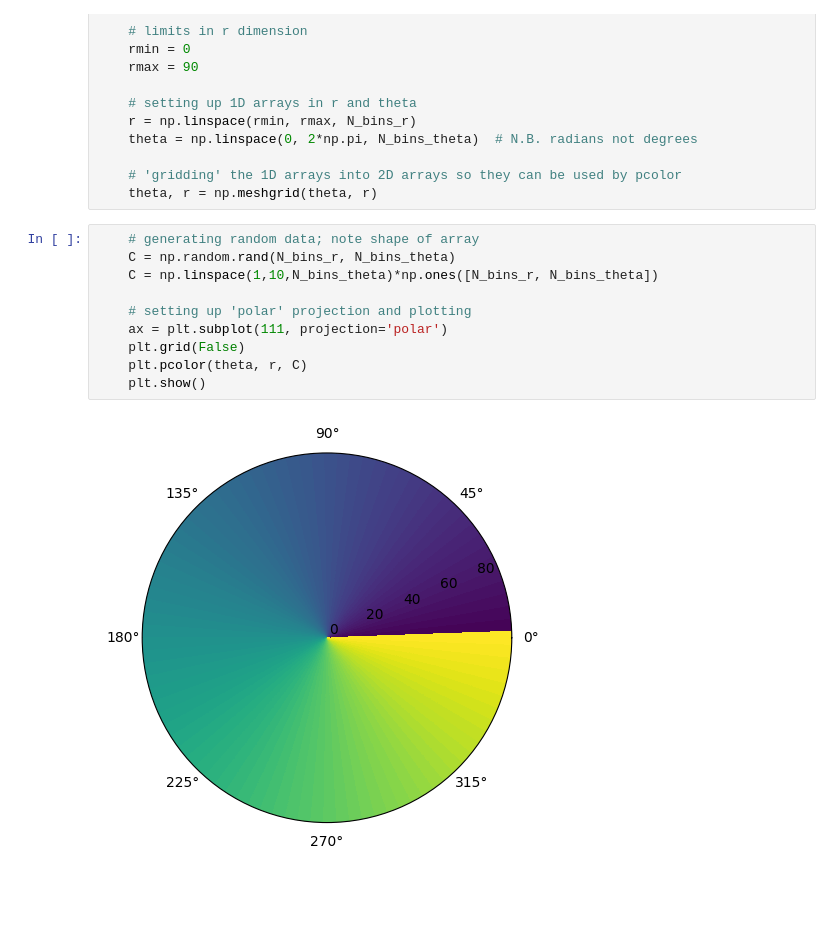
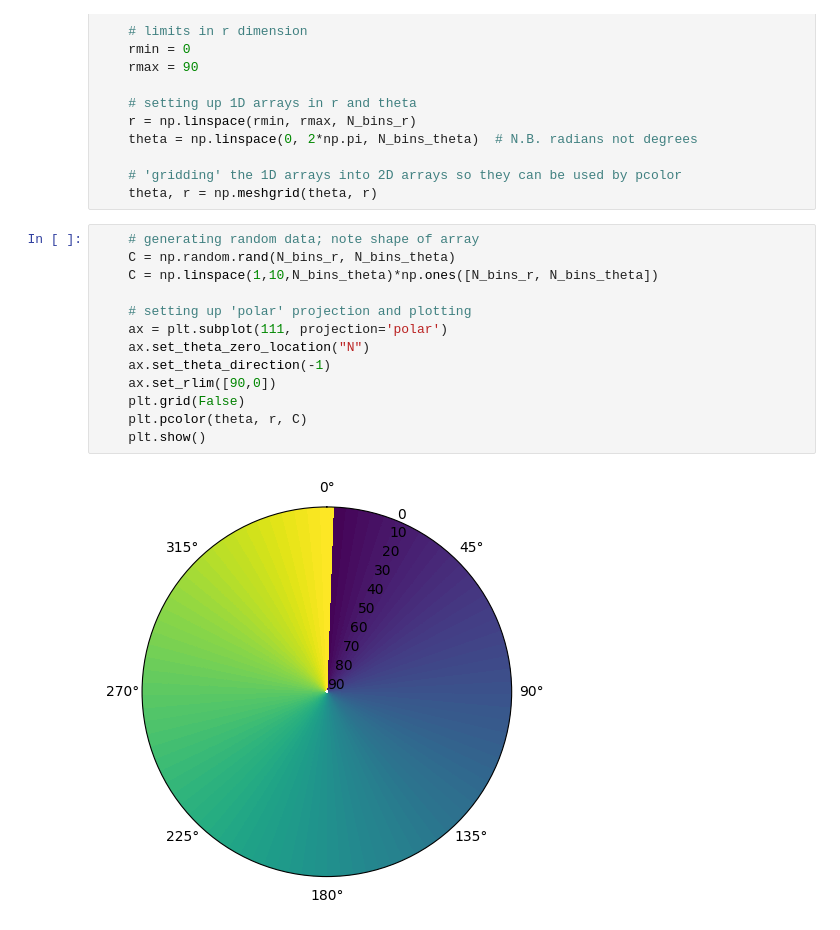
Before and after one commit to wdeike/matplotlib, a Jupyter notebook: SandBox/PolarPlots.ipynb, the cells around one changed output. Drawn from its saved outputs; the diff is of its cells as text; blank space fills up the shorter version.

Commit message:
Refine Polar Plot Axis & Direction

```diff
--- a/SandBox/PolarPlots.ipynb
+++ b/SandBox/PolarPlots.ipynb
@@ -44,12 +44,15 @@ surf = ax.pcolormesh(Response_xL1[0,:,:],cmap='spring')
 # %%
     # generating random data; note shape of array
     C = np.random.rand(N_bins_r, N_bins_theta)
     C = np.linspace(1,10,N_bins_theta)*np.ones([N_bins_r, N_bins_theta])
 
     # setting up 'polar' projection and plotting
     ax = plt.subplot(111, projection='polar')
+    ax.set_theta_zero_location("N")
+    ax.set_theta_direction(-1)
+    ax.set_rlim([90,0])
     plt.grid(False)
     plt.pcolor(theta, r, C)
     plt.show()
 # %% [output]
-[figure, old version]
+[figure, new version]
```
Also changed, not shown: parts of 10 cells of this notebook.
